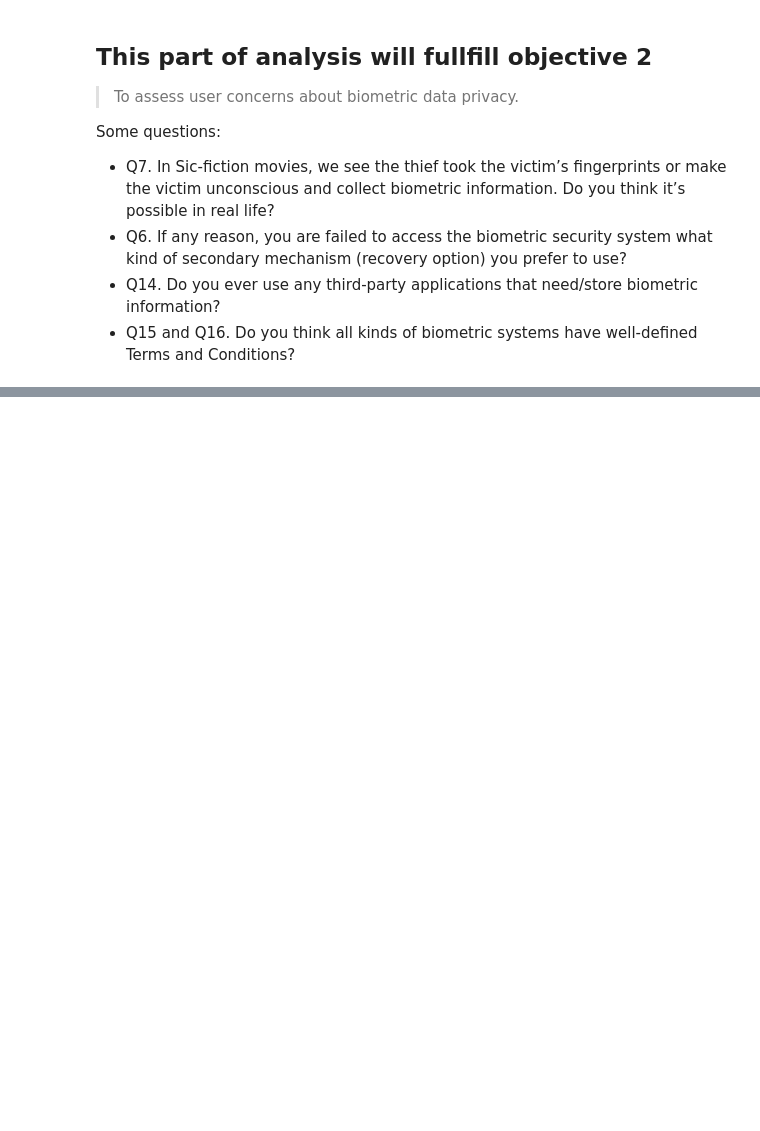
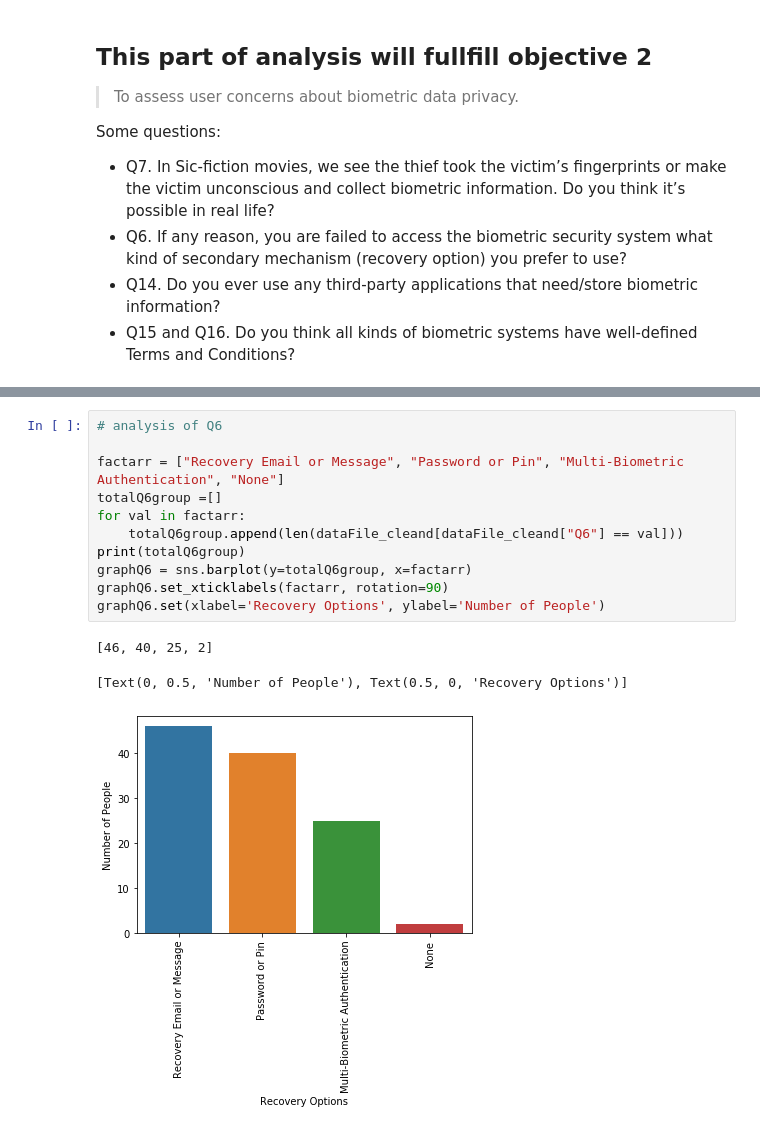
Before and after one commit to tahmidtdk/academic, a Jupyter notebook: CSE498/cse498 dataanalysis/dataAnalyser.ipynb, the cells around one changed output, grey strips where cells are left out. Drawn from its saved outputs; the diff is of its cells as text; blank space fills up the shorter version.

```diff
--- a/CSE498/cse498 dataanalysis/dataAnalyser.ipynb
+++ b/CSE498/cse498 dataanalysis/dataAnalyser.ipynb
@@ -152,0 +168,15 @@ Some questions:
+# %%
+# analysis of Q6
+
+factarr = ["Recovery Email or Message", "Password or Pin", "Multi-Biometric Authentication", "None"]
+totalQ6group =[]
+for val in factarr:
+    totalQ6group.append(len(dataFile_cleand[dataFile_cleand["Q6"] == val]))
+print(totalQ6group)
+graphQ6 = sns.barplot(y=totalQ6group, x=factarr)
+graphQ6.set_xticklabels(factarr, rotation=90)
+graphQ6.set(xlabel='Recovery Options', ylabel='Number of People')
+# %% [output]
+[46, 40, 25, 2]
+[Text(0, 0.5, 'Number of People'), Text(0.5, 0, 'Recovery Options')]
+[figure, added]
```
Also changed, not shown: parts of 2 cells of this notebook.
